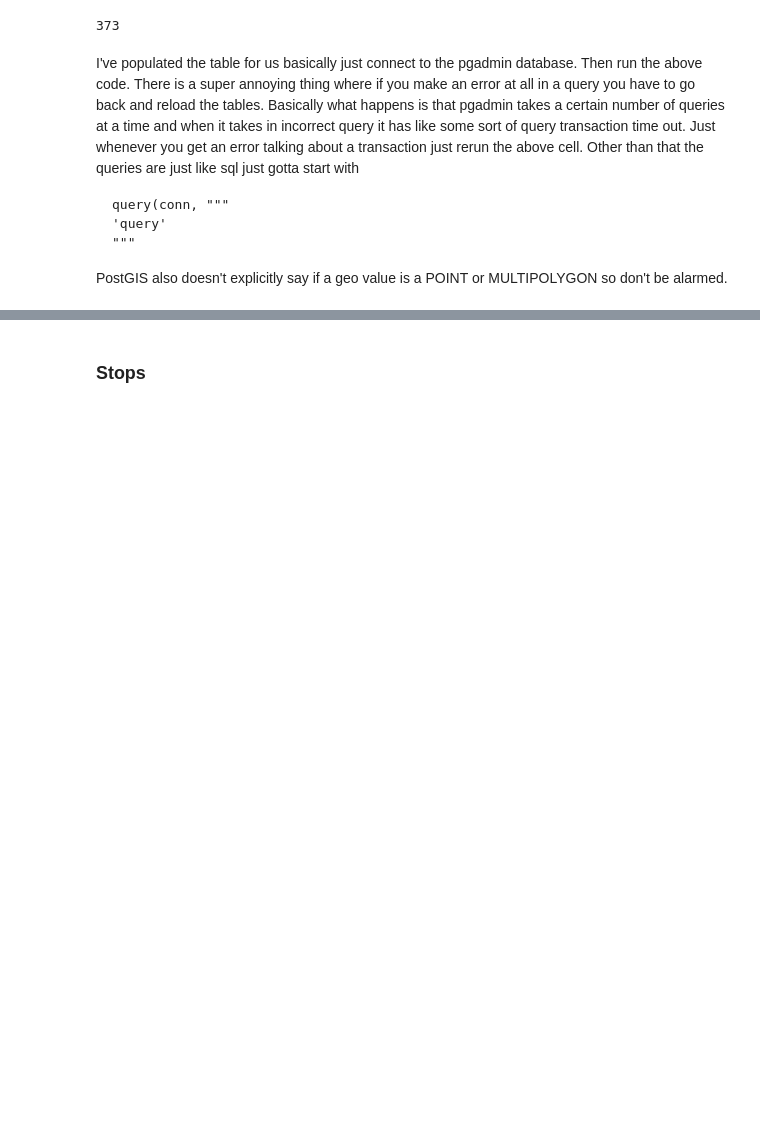
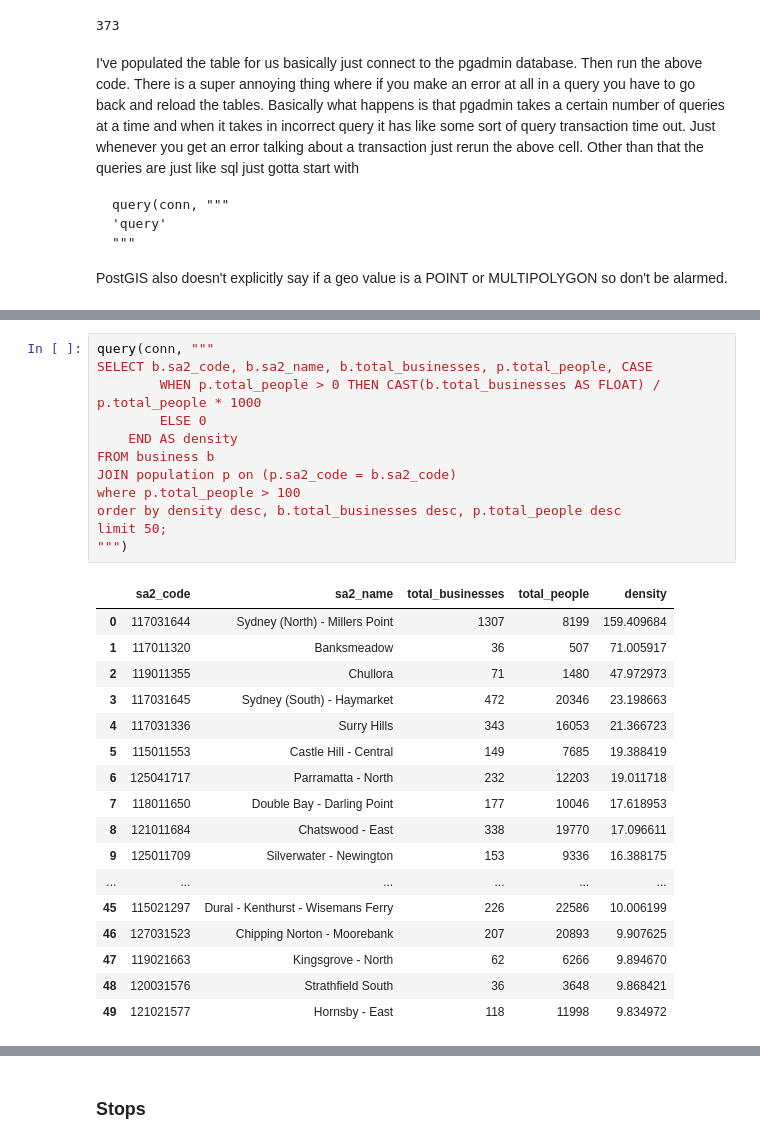
Before and after one commit to infernocadet/greater-sydney-analysis, a Jupyter notebook: Greater Sydney Analysis.ipynb, the cells around one changed output, grey strips where cells are left out. Saved outputs shown, nothing was run; the diff lists cells and outputs as text; blank space fills up the shorter version.

```diff
--- a/Greater Sydney Analysis.ipynb
+++ b/Greater Sydney Analysis.ipynb
@@ -1730,0 +1955,30 @@ PostGIS also doesn't explicitly say if a geo value is a POINT or MULTIPOLYGON so
+# %%
+query(conn, """
+SELECT b.sa2_code, b.sa2_name, b.total_businesses, p.total_people, CASE
+        WHEN p.total_people > 0 THEN CAST(b.total_businesses AS FLOAT) / p.total_people * 1000
+        ELSE 0
+    END AS density
+FROM business b
+JOIN population p on (p.sa2_code = b.sa2_code)
+where p.total_people > 100
+order by density desc, b.total_businesses desc, p.total_people desc
+limit 50;
+""")
+# %% [output]
+|  | sa2_code | sa2_name | total_businesses | total_people | density |
+| 0 | 117031644 | Sydney (North) - Millers Point | 1307 | 8199 | 159.409684 |
+| 1 | 117011320 | Banksmeadow | 36 | 507 | 71.005917 |
+| 2 | 119011355 | Chullora | 71 | 1480 | 47.972973 |
+| 3 | 117031645 | Sydney (South) - Haymarket | 472 | 20346 | 23.198663 |
+| 4 | 117031336 | Surry Hills | 343 | 16053 | 21.366723 |
+| 5 | 115011553 | Castle Hill - Central | 149 | 7685 | 19.388419 |
+| 6 | 125041717 | Parramatta - North | 232 | 12203 | 19.011718 |
+| 7 | 118011650 | Double Bay - Darling Point | 177 | 10046 | 17.618953 |
+| 8 | 121011684 | Chatswood - East | 338 | 19770 | 17.096611 |
+| 9 | 125011709 | Silverwater - Newington | 153 | 9336 | 16.388175 |
+| ... | ... | ... | ... | ... | ... |
+| 45 | 115021297 | Dural - Kenthurst - Wisemans Ferry | 226 | 22586 | 10.006199 |
+| 46 | 127031523 | Chipping Norton - Moorebank | 207 | 20893 | 9.907625 |
+| 47 | 119021663 | Kingsgrove - North | 62 | 6266 | 9.894670 |
+| 48 | 120031576 | Strathfield South | 36 | 3648 | 9.868421 |
+| 49 | 121021577 | Hornsby - East | 118 | 11998 | 9.834972 |
```
Also changed, not shown: parts of 37 cells of this notebook, 2 other files.
